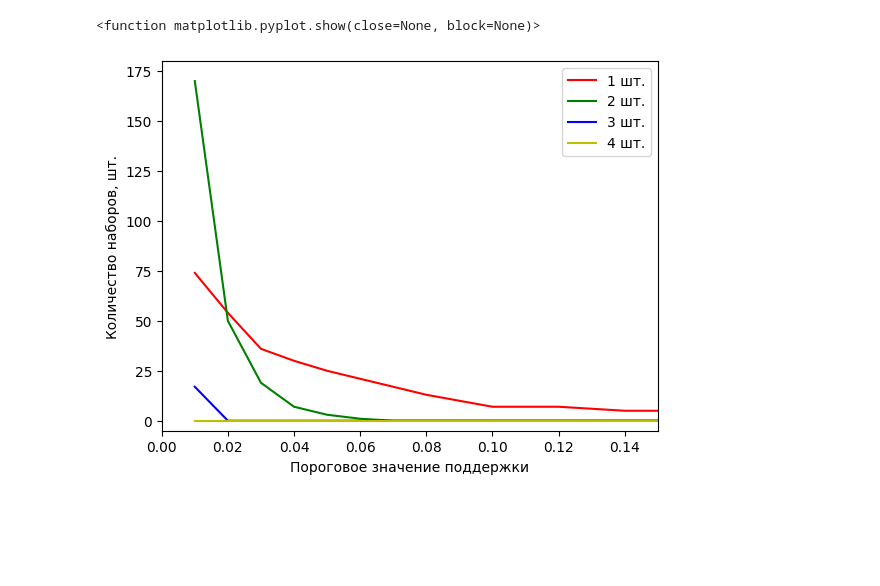
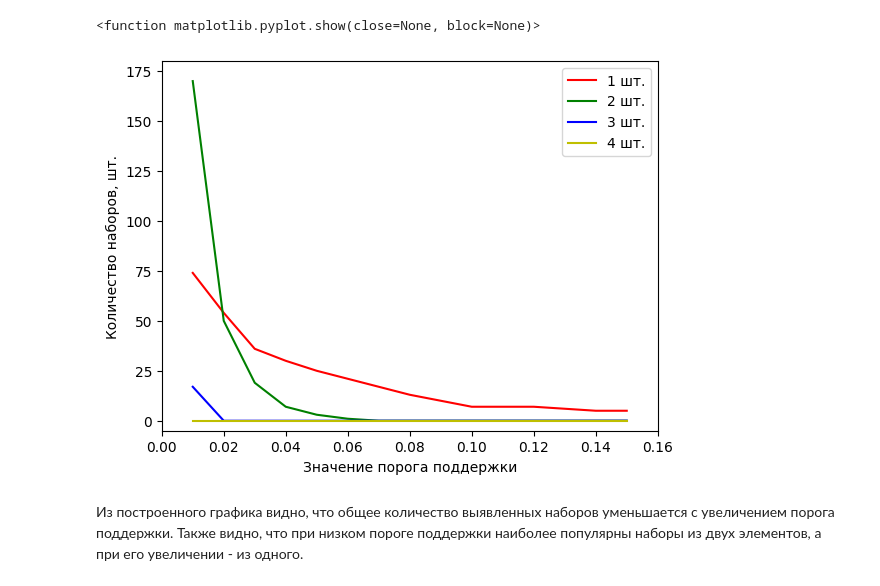
Before and after one commit to gamingKenku/analytical-info-processing-tech, a Jupyter notebook: lab1/apriori lab.ipynb, the cells around one changed output. Cells and saved outputs as stored; diff of their text form; code cells hidden in the pictures; blank space fills up the shorter version.

```diff
--- a/lab1/apriori lab.ipynb
+++ b/lab1/apriori lab.ipynb
@@ -56,19 +103,20 @@ apr_df
 # %%
+# Начальное значение порога поддержки и списки, используемые для построения графика
 support = 0.01
 support_list = []
 execution_time_list = []
 
 while support <= 0.15:
     start_time = time.time()
-    apr_df = apriori(df, support, use_colnames=True)
+    apr_df = freq_itemsets(df, support, SortMethod.by_support)
     execution_time_list.append(time.time() - start_time)
     support_list.append(support)
     support += 0.01
 
 plt.plot(support_list, execution_time_list)
-plt.axis((0.0, 0.15, 0.0, 0.15))
-plt.xlabel('Пороговое значение поддержки')
-plt.ylabel('Время выполнения, мс.')
+plt.axis((0.0, 0.16, 0.0, 0.4))
+plt.xlabel('Значение порога поддержки')
+plt.ylabel('Время выполнения, с.')
 plt.show
 # %% [output]
 <function matplotlib.pyplot.show(close=None, block=None)>
@@ -76,27 +126,32 @@ plt.show
 # %%
+# Начальное значение порога поддержки и списки, используемые для построения графика
 amount_1 = []
 amount_2 = []
 amount_3 = []
 amount_4 = []
 support = 0.01
+support_list = []
 
 while support <= 0.15:
-    apr_df = apriori(df, support, use_colnames=True)
+    apr_df = freq_itemsets(df, support, SortMethod.by_support)
     apr_df['length'] = apr_df['itemsets'].apply(lambda x: len(x))
 
     amount_1.append(apr_df['length'].value_counts().get(1, 0))
     amount_2.append(apr_df['length'].value_counts().get(2, 0))
     amount_3.append(apr_df['length'].value_counts().get(3, 0))
     amount_4.append(apr_df['length'].value_counts().get(4, 0))
 
+    support_list.append(support)
     support += 0.01
 
 plt.plot(support_list, amount_1, 'r-', support_list, amount_2, 'g-', support_list, amount_3, 'b-', support_list, amount_4, 'y-')
-plt.axis((0.0, 0.15, -5, 180))
-plt.xlabel('Пороговое значение поддержки')
+plt.axis((0.0, 0.16, -5, 180))
 plt.ylabel('Количество наборов, шт.')
+plt.xlabel('Значение порога поддержки')
 plt.legend(('1 шт.', '2 шт.', '3 шт.', '4 шт.'))
 plt.show
 # %% [output]
 <function matplotlib.pyplot.show(close=None, block=None)>
-[figure, old version]
+[figure, new version]
+# %% [markdown]
+Из построенного графика видно, что общее количество выявленных наборов уменьшается с увеличением порога поддержки. Также видно, что при низком пороге поддержки наиболее популярны наборы из двух элементов, а при его увеличении - из одного.
```
Also changed, not shown: parts of 13 cells of this notebook.
